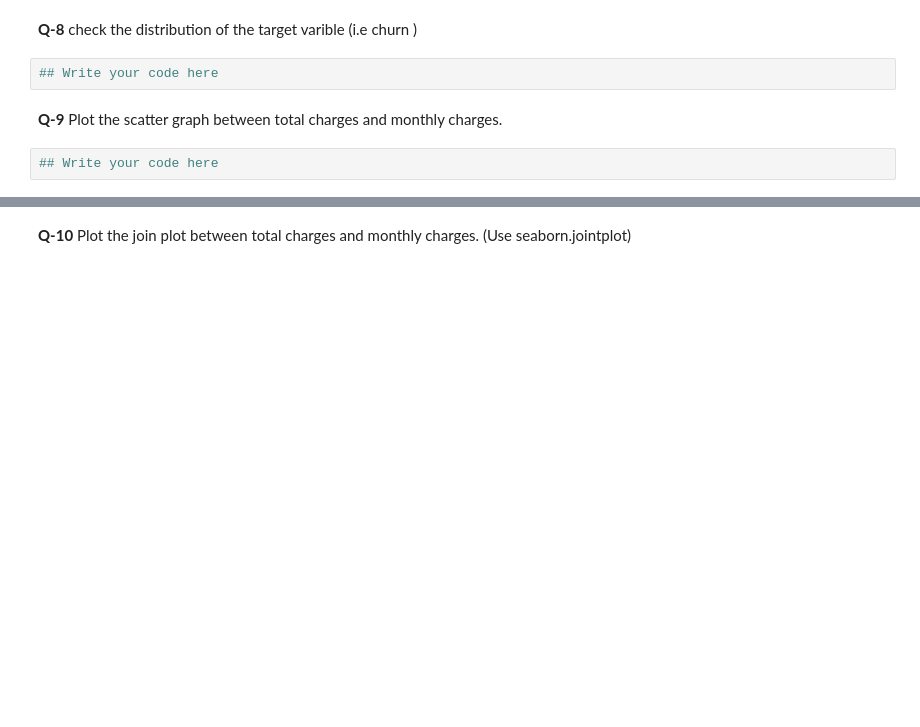
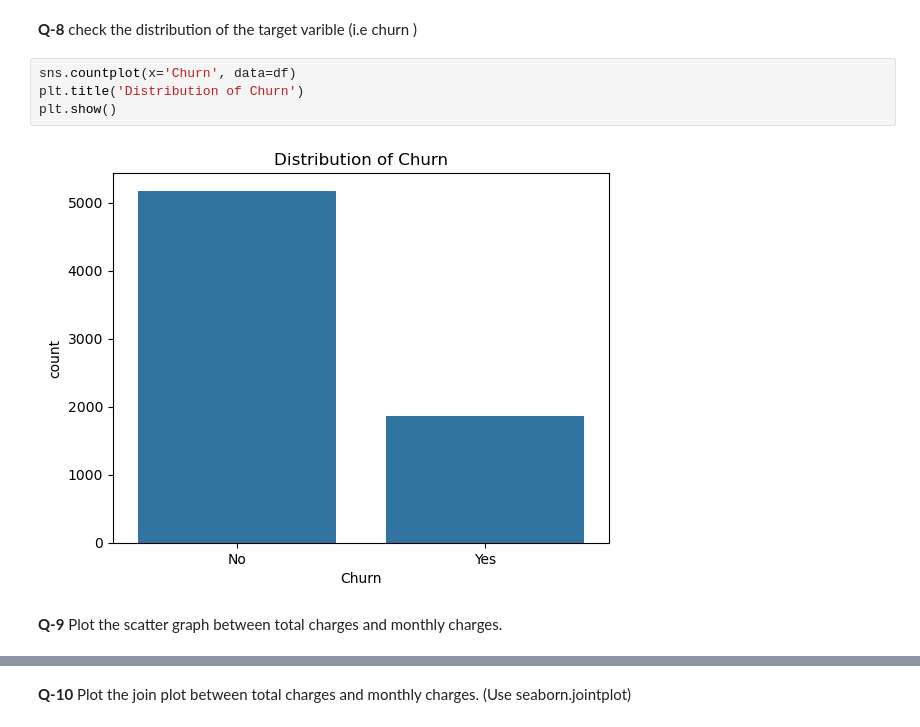
Before and after one commit to Csandal17/AgenAI-Python-Assignment, a Jupyter notebook: Questions/5_Exercise_Matplotlib_Seaborn.ipynb, the cells around one changed output, grey strips where cells are left out. Cells and saved outputs as stored; diff of their text form; blank space fills up the shorter version.

```diff
--- a/Questions/5_Exercise_Matplotlib_Seaborn.ipynb
+++ b/Questions/5_Exercise_Matplotlib_Seaborn.ipynb
@@ -73,8 +79,10 @@ plt.show()
 # %% [markdown]
 **Q-8** check the distribution of the target varible (i.e churn )
-# %%
-## Write your code here
+# %%
+sns.countplot(x='Churn', data=df)
+plt.title('Distribution of Churn')
+plt.show()
+# %% [output]
+[figure, added]
 # %% [markdown]
 **Q-9** Plot the scatter graph between total charges and monthly charges.
-# %%
-## Write your code here
```
Also changed, not shown: parts of 11 cells of this notebook.
